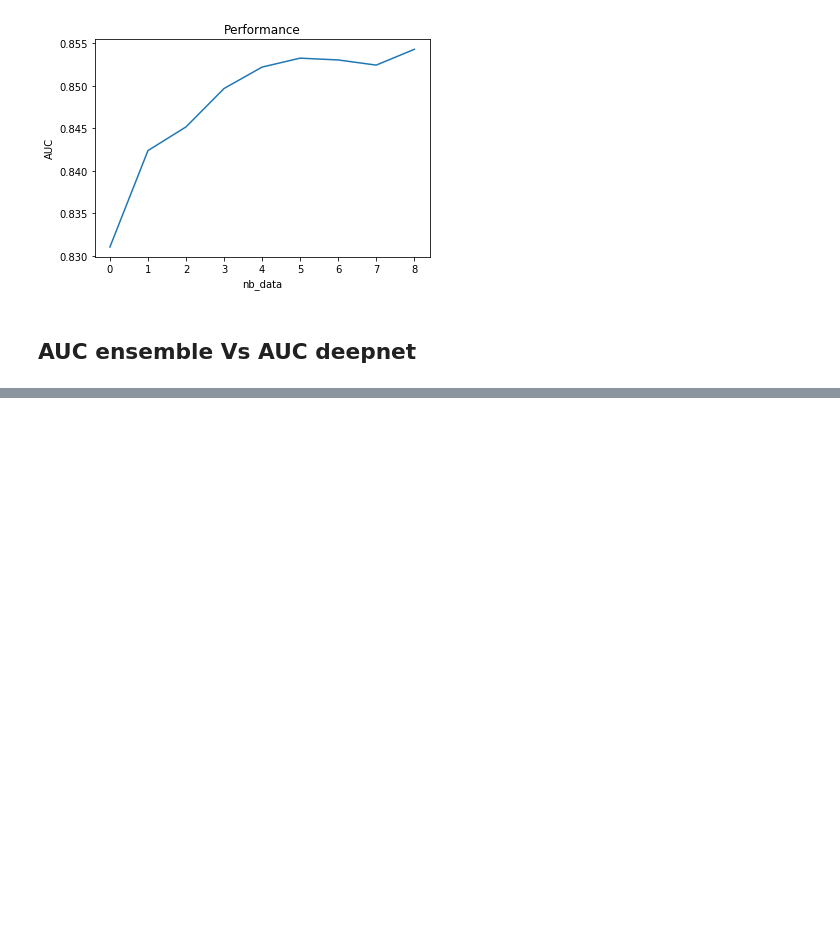
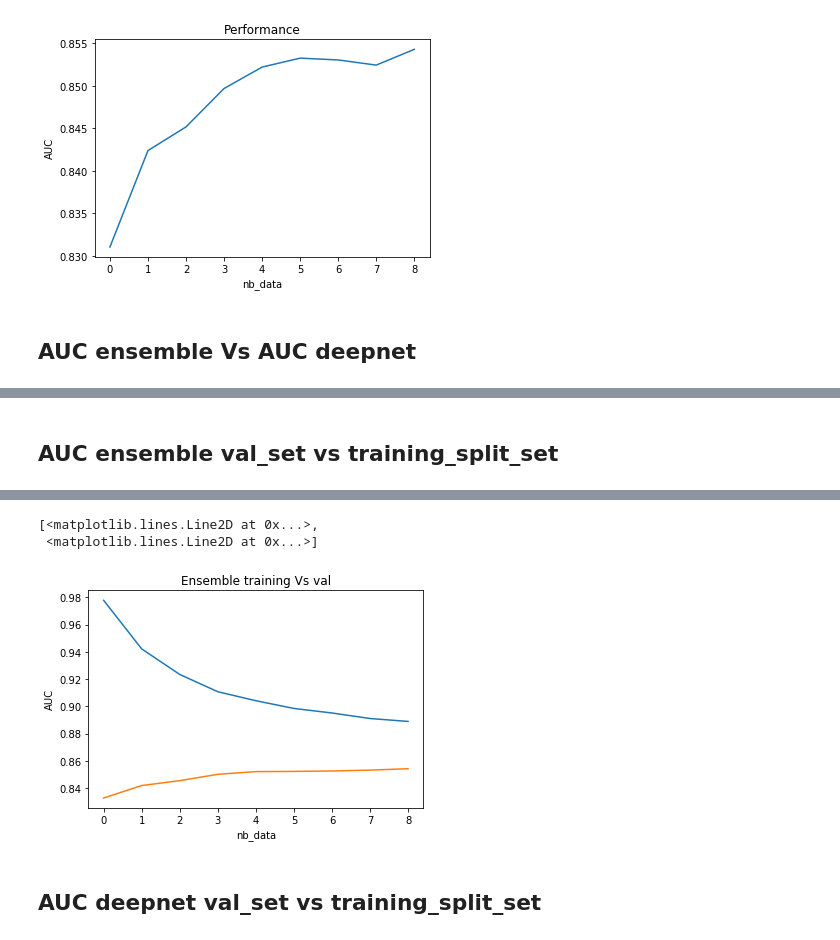
Before and after one commit to Simplon-IA-Bdx-1/give-me-some-credit-Beatrix84, a Jupyter notebook: Learning_curves.ipynb, the cells around one changed output, grey strips where cells are left out. Cells and saved outputs as stored; diff of their text form; code cells hidden in the pictures; blank space fills up the shorter version.

```diff
--- a/Learning_curves.ipynb
+++ b/Learning_curves.ipynb
@@ -186,0 +192,72 @@ plt.plot(table)
+# %% [markdown]
+## AUC ensemble val_set vs training_split_set
+# %%
+#Create a function named sum_split_auc to compare the auc from different split (split_rate)
+def sum_split_auc(split_rate):
+
+    # Split in function of the split_rate
+    train_set_splitted = api.create_dataset(train_dataset,
+        {"name": "train_set_splitted", "sample_rate": split_rate, "seed": "my seed"})
+    api.ok(train_set_splitted)
+
+    #Train on the ensemble model
+    ensemble = api.create_ensemble(train_set_splitted, {"objective_field":"SeriousDlqin2yrs"})
+    api.ok(ensemble)
+
+    #Prediction on the training split set to have the training error curve
+    batch_prediction_training = api.create_batch_prediction(ensemble, train_set_splitted,
+        {"header": True, "all_fields": True,"prediction_name": "my_prediction", "probabilities": True})
+    api.ok(batch_prediction_training)
+
+    api.download_batch_prediction(batch_prediction_training,filename = 'Prediction_training.csv')
+
+    #Define the training_dataframe with the csv
+    df_training = pd.read_csv('Prediction_training.csv', index_col = 0)
+
+    #Calculate the AUC df_training
+    pos = df_training.loc[df_training['SeriousDlqin2yrs'] == 1]
+    neg = df_training.loc[df_training['SeriousDlqin2yrs'] == 0]
+    x = 0
+    y = 0
+
+    for threshold_pos in pos['1 probability']:
+        for threshold_neg in neg['1 probability']:
+            if threshold_pos > threshold_neg:
+                x += 1
+            y += 1
+            auc_training= x/y #AUC formula
+    print(auc_training)
+
+    #Prediction on the val_set
+    batch_prediction_val_set = api.create_batch_prediction(ensemble, val_dataset,
+        {"header": True, "all_fields": True,"prediction_name": "my_prediction", "probabilities": True})
+    api.ok(batch_prediction_val_set)
+
+    api.download_batch_prediction(batch_prediction_val_set,filename = 'Prediction_val_set_split.csv')
+
+    #Define the val_dataframe with the csv
+    df_val = pd.read_csv('Prediction_val_set_split.csv', index_col = 0)
+
+    #Calculate the AUC
+    pos = df_val.loc[df_val['SeriousDlqin2yrs'] == 1]
+    neg = df_val.loc[df_val['SeriousDlqin2yrs'] == 0]
+    x = 0
+    y = 0
+
+    for threshold_pos in pos['1 probability']:
+        for threshold_neg in neg['1 probability']:
+            if threshold_pos > threshold_neg:
+                x += 1
+            y += 1
+            auc_val = x/y #AUC formula
+    print(auc_val)
+
+    return(auc_training, auc_val) #Return the two curves
+
+# Define the n = 1/10 (100/10, do ten time the split)/Create the table Perfomance: nb_data/AUC
+table = [sum_split_auc(n/10) for n in range(1,11)]
+plt.xlabel("nb_data")
+plt.ylabel("AUC")
+plt.title("Ensemble training Vs val")
+plt.plot(table)
+# %% [output]
@@ -186,0 +282,5 @@ plt.plot(table)
+[<matplotlib.lines.Line2D at 0x...>,
+ <matplotlib.lines.Line2D at 0x...>]
+[figure, added]
+# %% [markdown]
+## AUC deepnet val_set vs training_split_set
```
Also changed, not shown: parts of 48 cells of this notebook.
